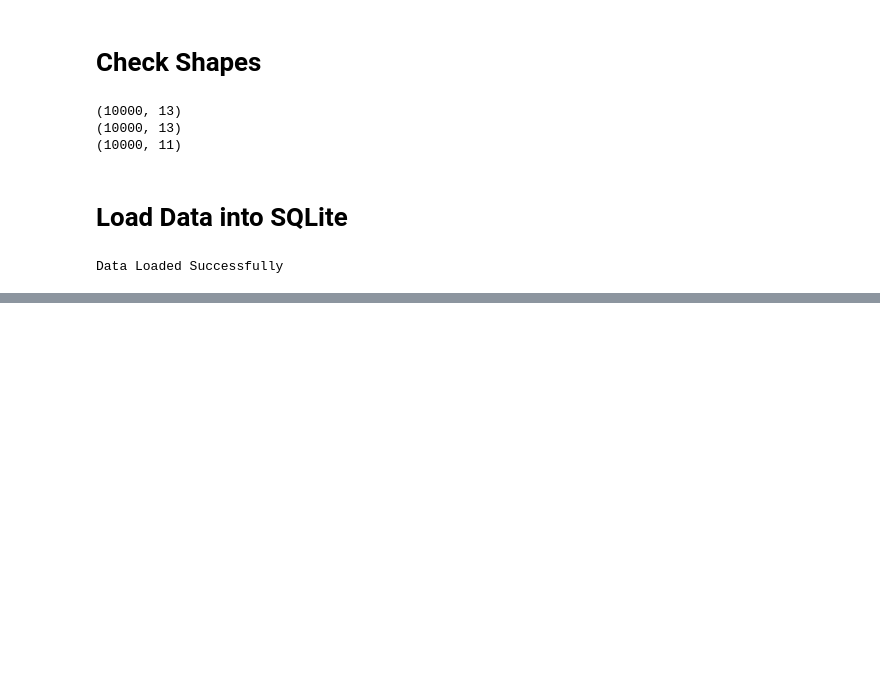
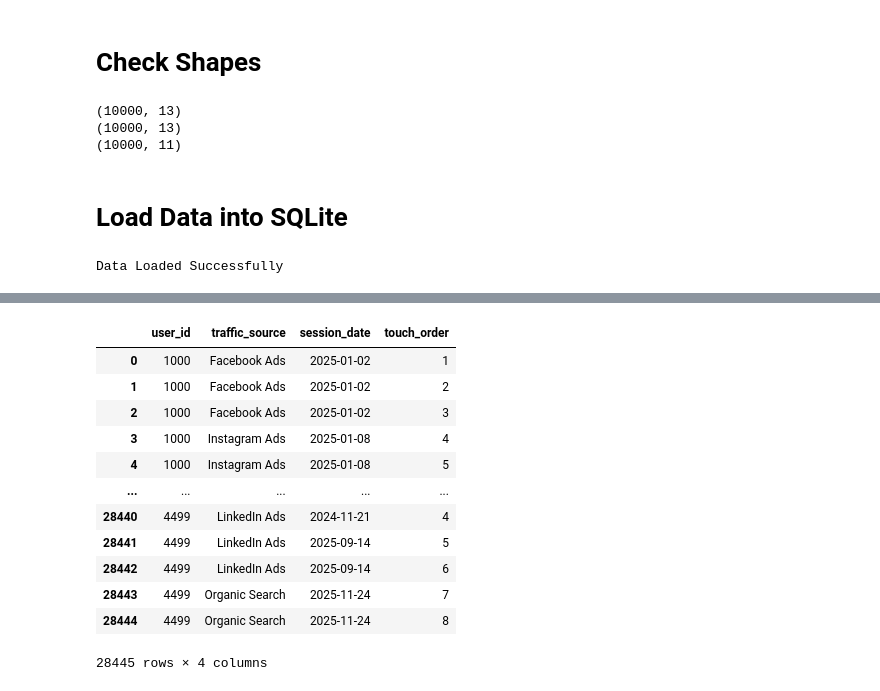
Before and after one commit to hitteshkharyal/Marketing-_ROI_Dashboard, a Jupyter notebook: project1.ipynb, the cells around one changed output, grey strips where cells are left out. Cells and saved outputs as stored; diff of their text form; code cells hidden in the pictures; blank space fills up the shorter version.

```diff
--- a/project1.ipynb
+++ b/project1.ipynb
@@ -1072,3 +1075,9 @@ crm.to_sql(
 print("Data Loaded Successfully")
 # %% [output]
 Data Loaded Successfully
+# %%
+import sqlite3
+import pandas as pd
+conn = sqlite3.connect("marketing.db")
+query = "SELECT COUNT(DISTINCT user_id) from web_logs"
+pd.read_sql(query,conn)
@@ -1074,0 +1141,38 @@ Data Loaded Successfully
+# %%
+query = """
+
+SELECT
+
+user_id,
+
+traffic_source,
+
+session_date,
+
+ROW_NUMBER() OVER(
+
+PARTITION BY user_id
+
+ORDER BY session_date
+
+) AS touch_order
+
+FROM customer_journey
+
+"""
+
+pd.read_sql(query, conn)
+# %% [output]
+|  | user_id | traffic_source | session_date | touch_order |
+| 0 | 1000 | Facebook Ads | 2025-01-02 | 1 |
+| 1 | 1000 | Facebook Ads | 2025-01-02 | 2 |
+| 2 | 1000 | Facebook Ads | 2025-01-02 | 3 |
+| 3 | 1000 | Instagram Ads | 2025-01-08 | 4 |
+| 4 | 1000 | Instagram Ads | 2025-01-08 | 5 |
+| ... | ... | ... | ... | ... |
+| 28440 | 4499 | LinkedIn Ads | 2024-11-21 | 4 |
+| 28441 | 4499 | LinkedIn Ads | 2025-09-14 | 5 |
+| 28442 | 4499 | LinkedIn Ads | 2025-09-14 | 6 |
+| 28443 | 4499 | Organic Search | 2025-11-24 | 7 |
+| 28444 | 4499 | Organic Search | 2025-11-24 | 8 |
+28445 rows × 4 columns
```
Also changed, not shown: parts of 57 cells of this notebook, 1 other file.
